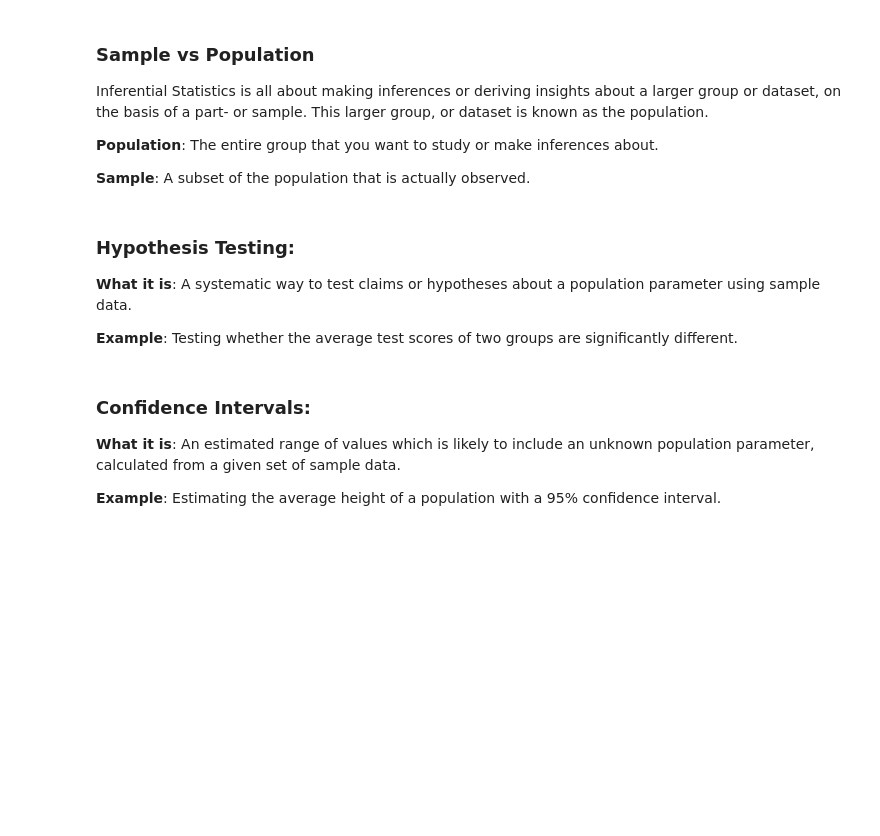
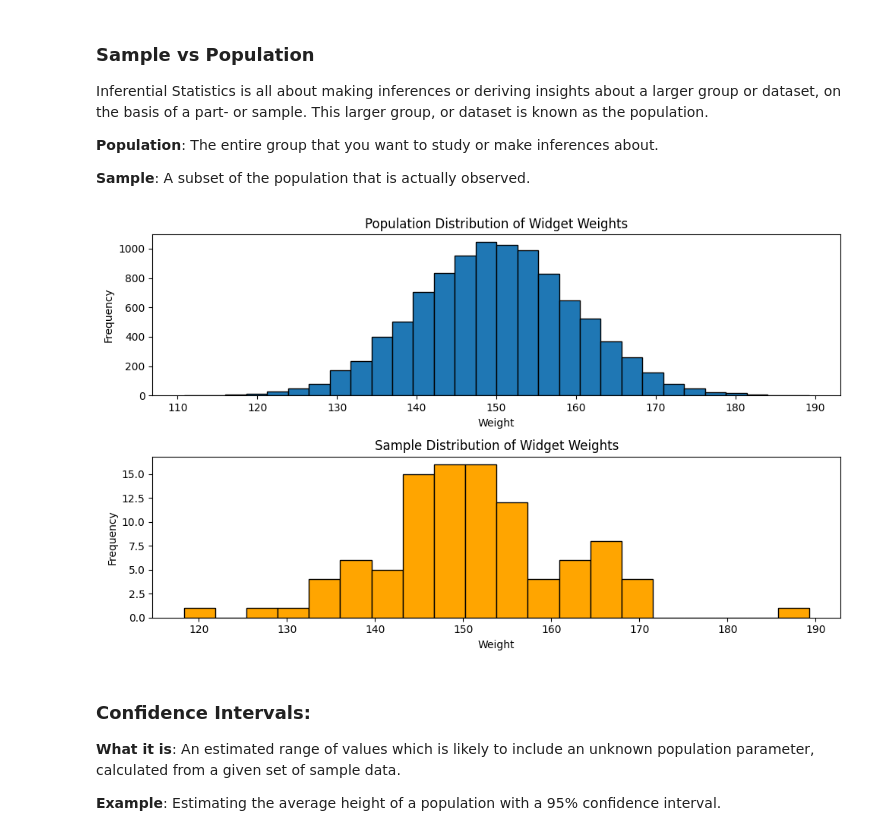
Before and after one commit to taranjitkaurme/datascience_practice_general, a Jupyter notebook: Exploratory Data Analysis/Statistics.ipynb, the cells around one changed output. Drawn from its saved outputs; the diff is of its cells as text; code cells hidden in the pictures; blank space fills up the shorter version.

```diff
--- a/Exploratory Data Analysis/Statistics.ipynb
+++ b/Exploratory Data Analysis/Statistics.ipynb
@@ -296,12 +296,47 @@ Inferential Statistics is all about making inferences or deriving insights about
 **Population**: The entire group that you want to study or make inferences about.
 
 **Sample**: A subset of the population that is actually observed.
-# %% [markdown]
-### Hypothesis Testing:
-
-**What it is**: A systematic way to test claims or hypotheses about a population parameter using sample data.
-
-**Example**: Testing whether the average test scores of two groups are significantly different.
+# %%
+import numpy as np
+import matplotlib.pyplot as plt
+
+# Set seed for reproducibility
+# (Many functions in Python that involve randomness use a deterministic algorithm that starts with a seed value to generate seemingly random numbers.)
+# Setting a seed ensures that every time you run the code, you get the same sequence of "random" numbers. This is crucial when you want your results to be reproducible.
+# If you didn't set a seed, every time you ran the code, you'd get a different set of random numbers, and your results might vary.
+
+np.random.seed(42)
+
+# Generate a population of widget weights (not necessarily normally distributed)
+# loc (location or mean): This means that, on average, the generated numbers will be centered around 150.
+# scale (standard deviation)
+population_weights = np.random.normal(loc=150, scale=10, size=10000)
+
+# Take a sample from the population
+sample_size = 100
+sample = np.random.choice(population_weights, size=sample_size, replace=False)
+
+# Plot the population and the sample
+plt.figure(figsize=(10, 6))
+
+# Population histogram
+plt.subplot(2, 1, 1)
+plt.hist(population_weights, bins=30, edgecolor='black')
+plt.title('Population Distribution of Widget Weights')
+plt.xlabel('Weight')
+plt.ylabel('Frequency')
+
+# Sample histogram
+plt.subplot(2, 1, 2)
+plt.hist(sample, bins=20, color='orange', edgecolor='black')
+plt.title('Sample Distribution of Widget Weights')
+plt.xlabel('Weight')
+plt.ylabel('Frequency')
+
+plt.tight_layout()
+plt.show()
+# %% [output]
+[figure, added]
 # %% [markdown]
 ### Confidence Intervals:
 
```
Also changed, not shown: parts of 9 cells of this notebook.
